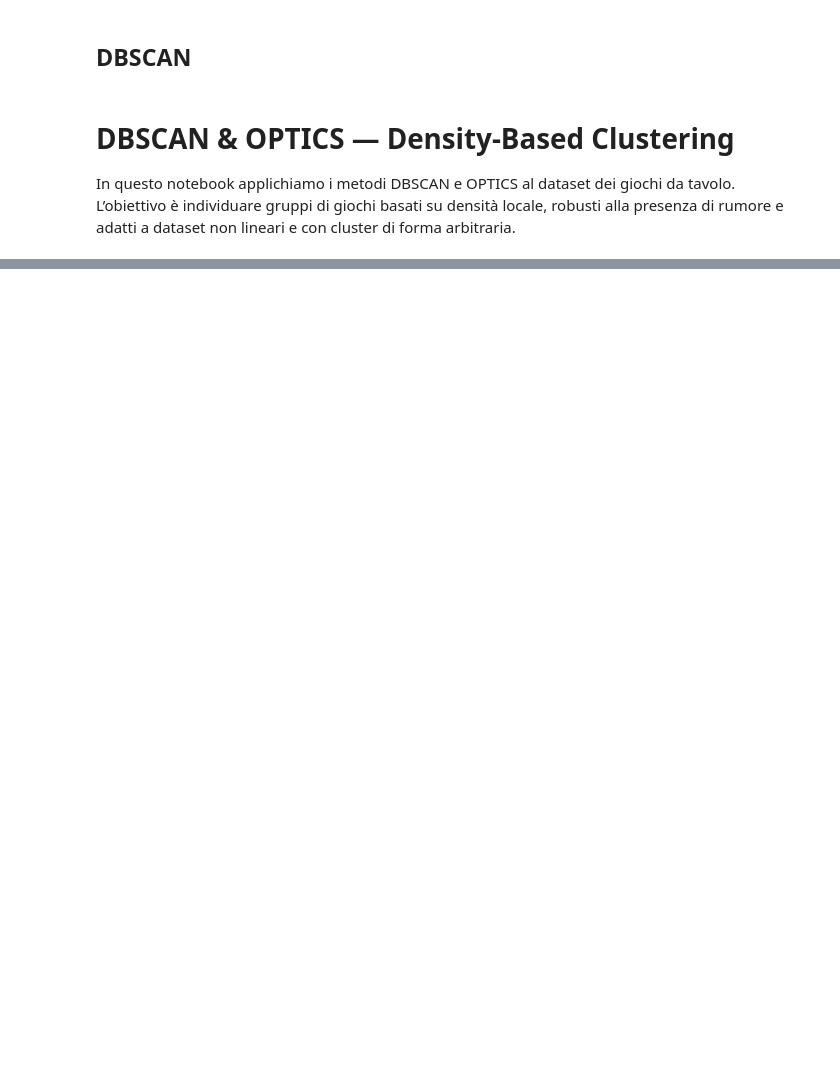
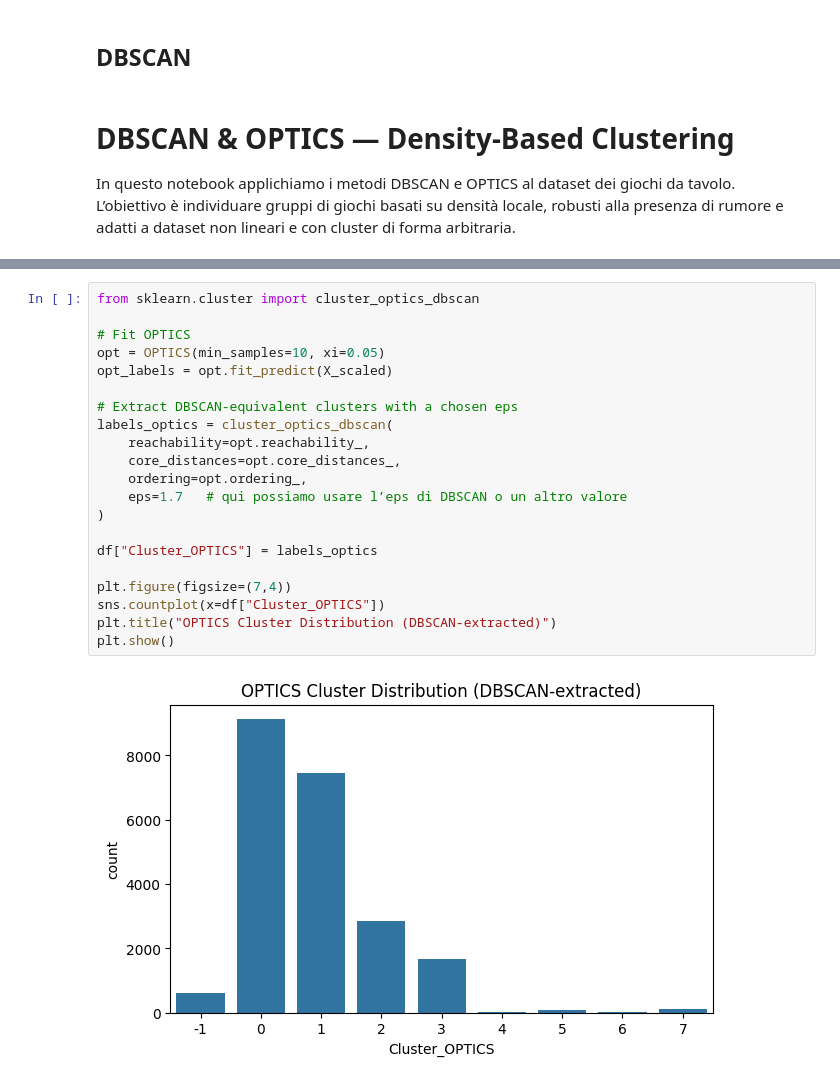
Before and after one commit to leopasq24/DataMining, a Jupyter notebook: dbscan_optics_clustering.ipynb, the cells around one changed output, grey strips where cells are left out. Cells and saved outputs as stored; diff of their text form; blank space fills up the shorter version.

```diff
--- a/dbscan_optics_clustering.ipynb
+++ b/dbscan_optics_clustering.ipynb
@@ -726,0 +121,23 @@ Cluster
+# %%
+from sklearn.cluster import cluster_optics_dbscan
+
+# Fit OPTICS
+opt = OPTICS(min_samples=10, xi=0.05)
+opt_labels = opt.fit_predict(X_scaled)
+
+# Extract DBSCAN-equivalent clusters with a chosen eps
+labels_optics = cluster_optics_dbscan(
+    reachability=opt.reachability_,
+    core_distances=opt.core_distances_,
+    ordering=opt.ordering_,
+    eps=1.7   # qui possiamo usare l’eps di DBSCAN o un altro valore
+)
+
+df["Cluster_OPTICS"] = labels_optics
+
+plt.figure(figsize=(7,4))
+sns.countplot(x=df["Cluster_OPTICS"])
+plt.title("OPTICS Cluster Distribution (DBSCAN-extracted)")
+plt.show()
+# %% [output]
+[figure, added]
```
Also changed, not shown: parts of 18 cells of this notebook.
